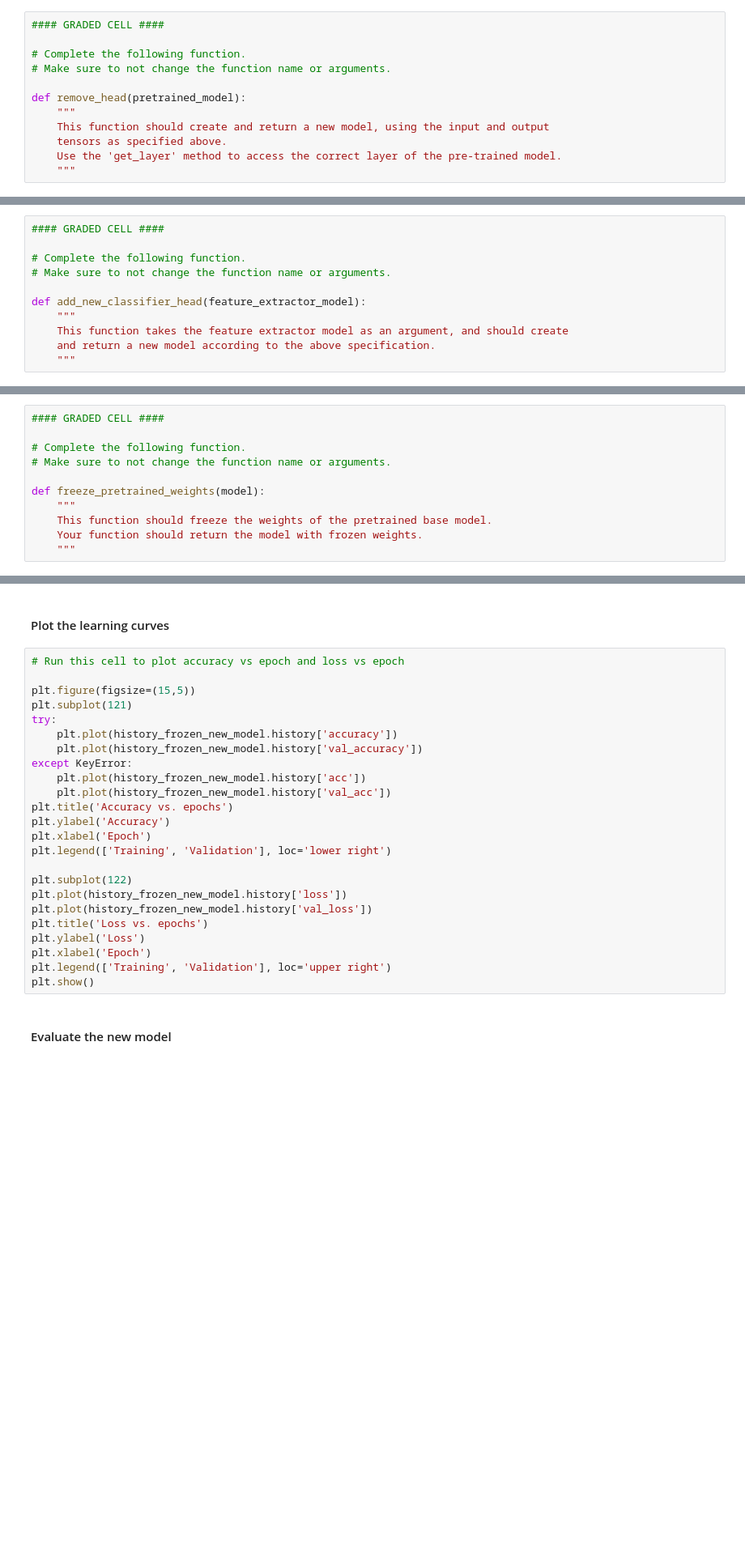
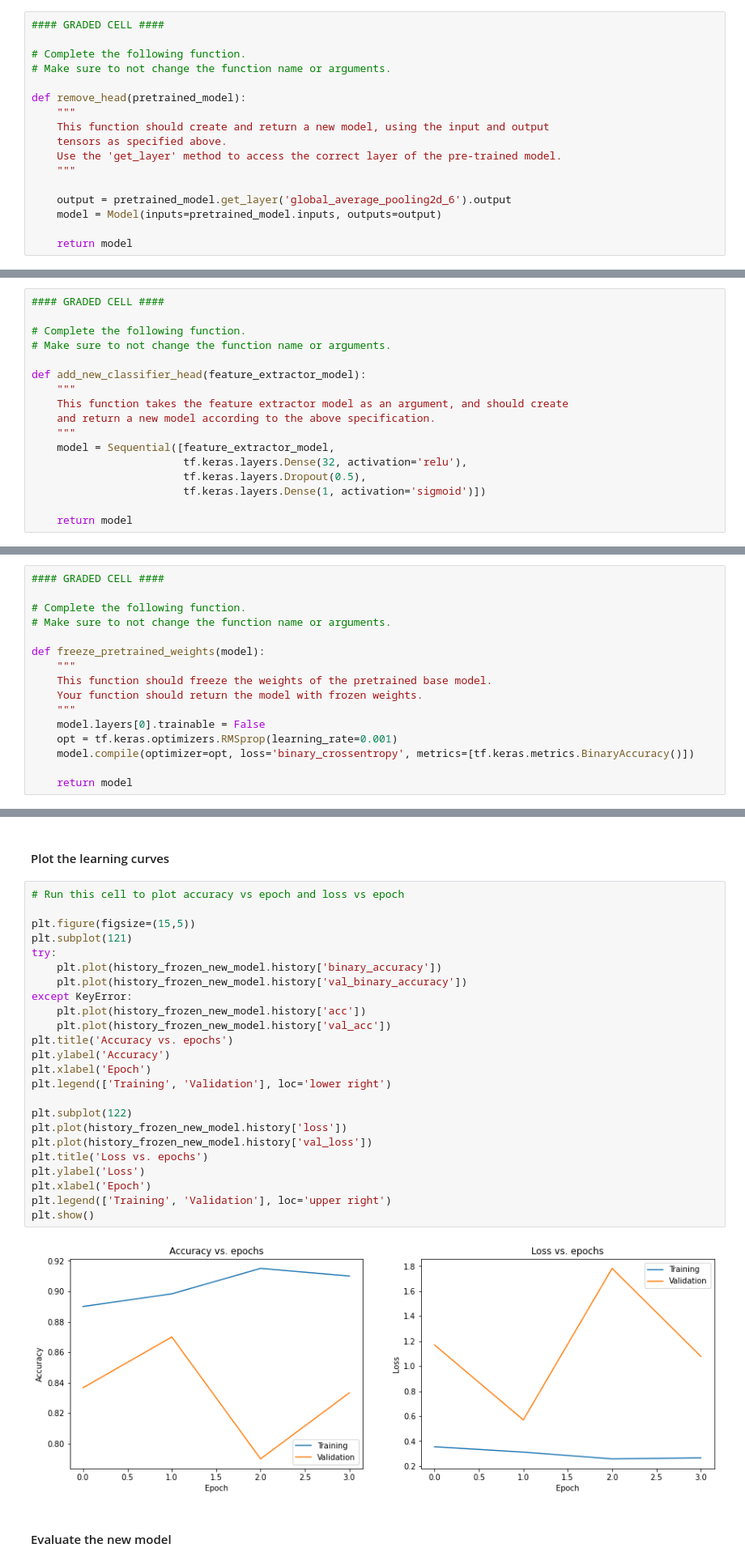
Before and after one commit to sakshisuman12/deeplearing, a Jupyter notebook: Transfer Learning - Cats and Dogs Classifier/Transfer Learning - Cats and Dogs Classifier.ipynb, the cells around one changed output, grey strips where cells are left out. Shown at 81% size. Drawn from its saved outputs; the diff is of its cells as text; blank space fills up the shorter version.

Commit message:
Transfer Learning project updated

```diff
--- a/Transfer Learning - Cats and Dogs Classifier/Transfer Learning - Cats and Dogs Classifier.ipynb
+++ b/Transfer Learning - Cats and Dogs Classifier/Transfer Learning - Cats and Dogs Classifier.ipynb
@@ -273,6 +290,11 @@ def remove_head(pretrained_model):
     tensors as specified above.
     Use the 'get_layer' method to access the correct layer of the pre-trained model.
     """
+
+    output = pretrained_model.get_layer('global_average_pooling2d_6').output
+    model = Model(inputs=pretrained_model.inputs, outputs=output)
+
+    return model
 # %%
 # Call the function removing the classification head and display the summary
 
@@ -298,6 +338,12 @@ def add_new_classifier_head(feature_extractor_model):
     This function takes the feature extractor model as an argument, and should create
     and return a new model according to the above specification.
     """
+    model = Sequential([feature_extractor_model,
+                        tf.keras.layers.Dense(32, activation='relu'),
+                        tf.keras.layers.Dropout(0.5),
+                        tf.keras.layers.Dense(1, activation='sigmoid')])
+
+    return model
 # %%
 # Call the function adding a new classification head and display the summary
 
@@ -320,6 +383,11 @@ def freeze_pretrained_weights(model):
     This function should freeze the weights of the pretrained base model.
     Your function should return the model with frozen weights.
     """
+    model.layers[0].trainable = False
+    opt = tf.keras.optimizers.RMSprop(learning_rate=0.001)
+    model.compile(optimizer=opt, loss='binary_crossentropy', metrics=[tf.keras.metrics.BinaryAccuracy()])
+
+    return model
 # %%
 # Call the function freezing the pretrained weights and display the summary
 
@@ -341,27 +454,29 @@ history_frozen_new_model = frozen_new_model.fit(images_train, labels_train, epoc
 # %%
 # Run this cell to plot accuracy vs epoch and loss vs epoch
 
 plt.figure(figsize=(15,5))
 plt.subplot(121)
 try:
-    plt.plot(history_frozen_new_model.history['accuracy'])
-    plt.plot(history_frozen_new_model.history['val_accuracy'])
+    plt.plot(history_frozen_new_model.history['binary_accuracy'])
+    plt.plot(history_frozen_new_model.history['val_binary_accuracy'])
 except KeyError:
     plt.plot(history_frozen_new_model.history['acc'])
     plt.plot(history_frozen_new_model.history['val_acc'])
 plt.title('Accuracy vs. epochs')
 plt.ylabel('Accuracy')
 plt.xlabel('Epoch')
 plt.legend(['Training', 'Validation'], loc='lower right')
 
 plt.subplot(122)
 plt.plot(history_frozen_new_model.history['loss'])
 plt.plot(history_frozen_new_model.history['val_loss'])
 plt.title('Loss vs. epochs')
 plt.ylabel('Loss')
 plt.xlabel('Epoch')
 plt.legend(['Training', 'Validation'], loc='upper right')
 plt.show()
+# %% [output]
+[figure, added]
 # %% [markdown]
 #### Evaluate the new model
 # %%
```
Also changed, not shown: parts of 14 cells of this notebook, 2 other files.
